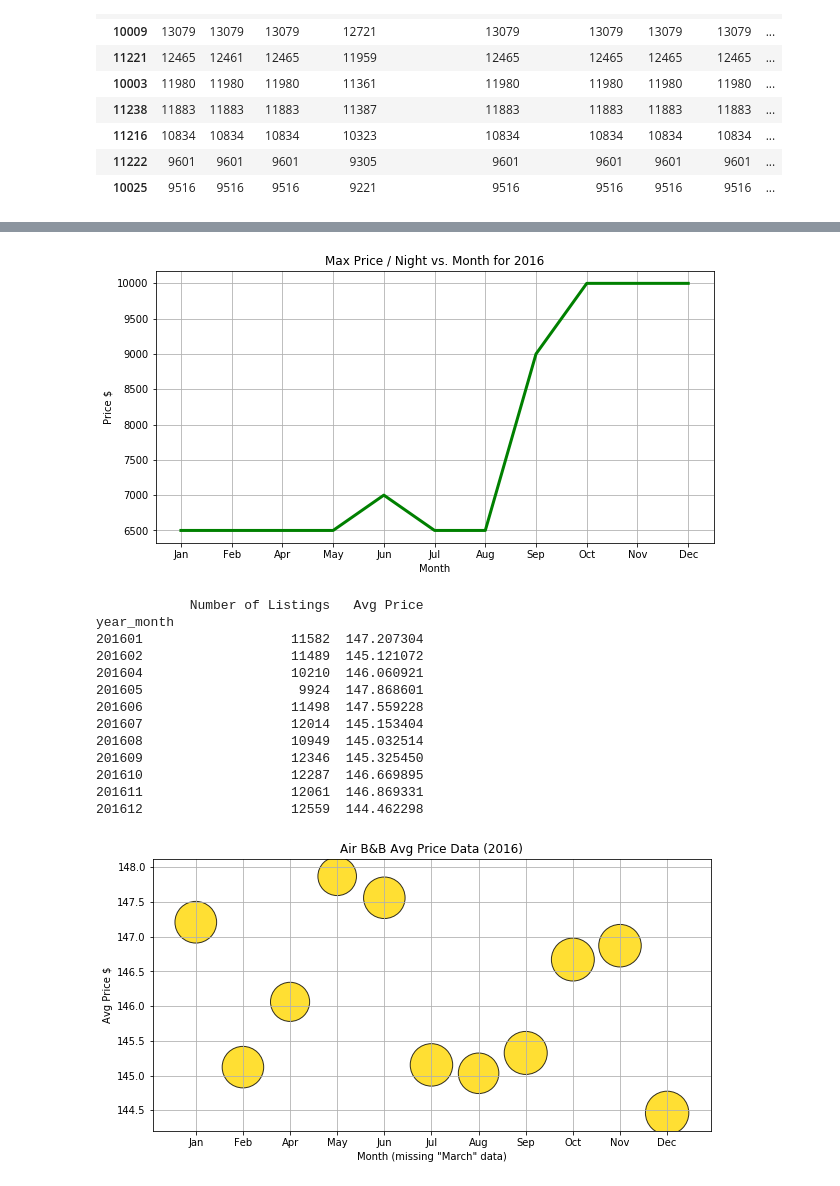
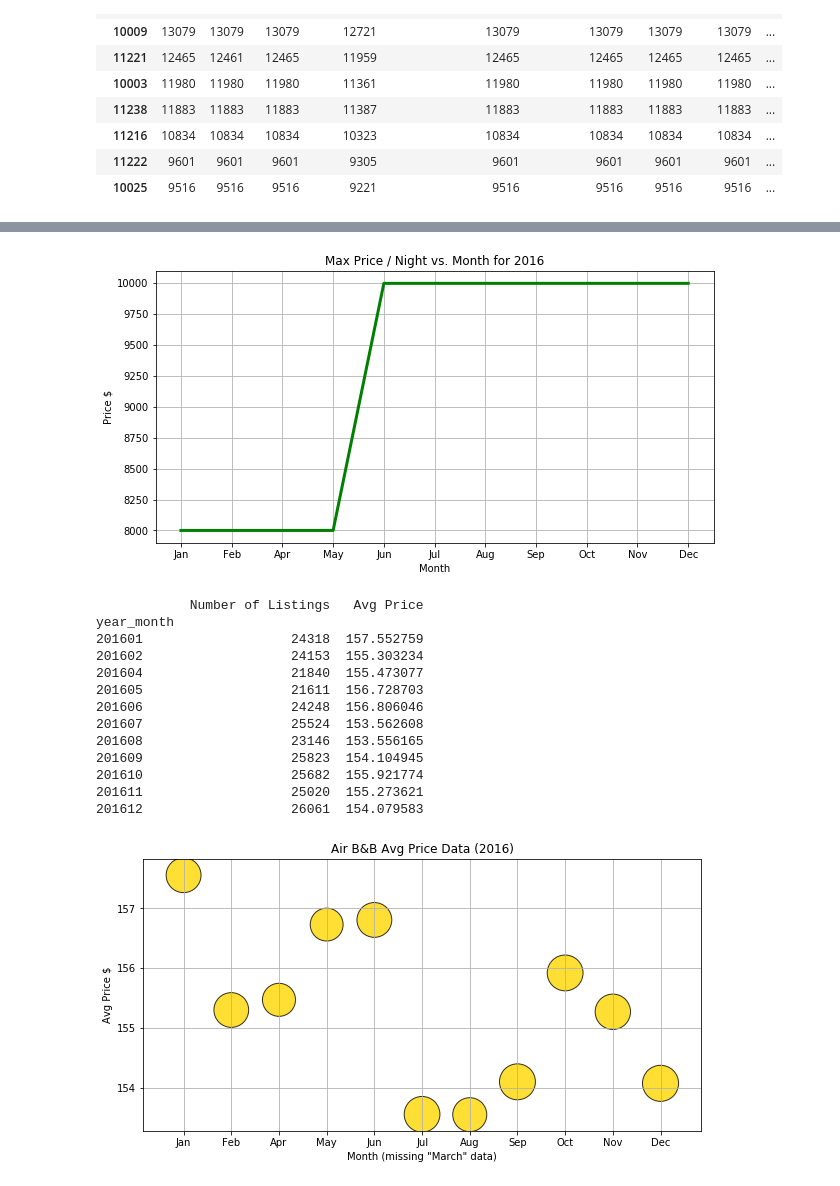
Before and after one commit to mjvillacresesn/Airbnb, a Jupyter notebook: 2016_Prices_by_Zipcode_and_Month.ipynb, the cells around one changed output, grey strips where cells are left out. Saved outputs shown, nothing was run; the diff lists cells and outputs as text; code cells hidden in the pictures.

```diff
--- a/2016_Prices_by_Zipcode_and_Month.ipynb
+++ b/2016_Prices_by_Zipcode_and_Month.ipynb
@@ -3,7 +3,9 @@ import pandas as pd
 import matplotlib.pyplot as plt
 import numpy as np
 
-file_input = '2016_Listings.csv'
+file_input = './Listings_2016/2016_Listings.csv'
+#file_output = "./2016_Top30zipcodes.csv"
+
 listings = pd.read_csv(file_input)
 listings['zipcode'] = pd.to_numeric(listings['zipcode'])
 by_zipcode = listings.groupby('zipcode').count()
@@ -26,5 +43,8 @@ by_zipcode.head(10)
 # %%
-zipcodes = [11211,10002,11206,10009,11221,10003,11238,11216,11222,10025]
+#top 30 zipcode 2016
+
+zip_list = list(by_zipcode.index.values)
+zipcodes = zip_list[0:30]
 means = []
 medians = []
 maxs = []
@@ -169,7 +162,7 @@ plt.ylabel('Price $')
 plt.title('Max Price / Night vs. Month for 2016')
 plt.show()
 # %% [output]
-[figure, old version]
+[figure, new version]
 # %%
 #find number of listings per month - top zipcodes only
 listing_bymonth = by_zip.groupby('year_month')['id'].count()
@@ -184,34 +177,34 @@ print(grouped)
 # %% [output]
             Number of Listings   Avg Price
 year_month
-201601                   11582  147.207304
-201602                   11489  145.121072
-201604                   10210  146.060921
-201605                    9924  147.868601
-201606                   11498  147.559228
-201607                   12014  145.153404
-201608                   10949  145.032514
-201609                   12346  145.325450
-201610                   12287  146.669895
-201611                   12061  146.869331
-201612                   12559  144.462298
+201601                   24318  157.552759
+201602                   24153  155.303234
+201604                   21840  155.473077
+201605                   21611  156.728703
+201606                   24248  156.806046
+201607                   25524  153.562608
+201608                   23146  153.556165
+201609                   25823  154.104945
+201610                   25682  155.921774
+201611                   25020  155.273621
+201612                   26061  154.079583
 # %%
 #BUBBLE PLOT - S==Correlating to number of listings/month 2016
 
 
 plt.figure(figsize=(10,5))
 x_axis = np.arange(len(by_month))
 tick_locations = [x for x in x_axis]
 plt.xticks(tick_locations, ['Jan','Feb','Apr','May','Jun',
                             'Jul','Aug','Sep','Oct','Nov','Dec'])
-plt.scatter(x_axis, grouped["Avg Price"], s=grouped["Number of Listings"]*.15, alpha=.8, linewidths=1.0, edgecolors='black',
+plt.scatter(x_axis, grouped["Avg Price"], s=grouped["Number of Listings"]*.05, alpha=.8, linewidths=1.0, edgecolors='black',
             color='gold', label ="Listing Concentrations")
 #plt.scatter(x_axis, by_m_min, color='b', linewidth=3)
 #plt.plot(x_axis, by_m_max, color='g', linewidth=3)
 plt.grid()
 plt.xlabel('Month (missing "March" data)')
 plt.ylabel('Avg Price $')
 plt.title('Air B&B Avg Price Data (2016)')
 plt.show()
 # %% [output]
-[figure, old version]
+[figure, new version]
```
Also changed, not shown: parts of 7 cells of this notebook, 1 other file.
